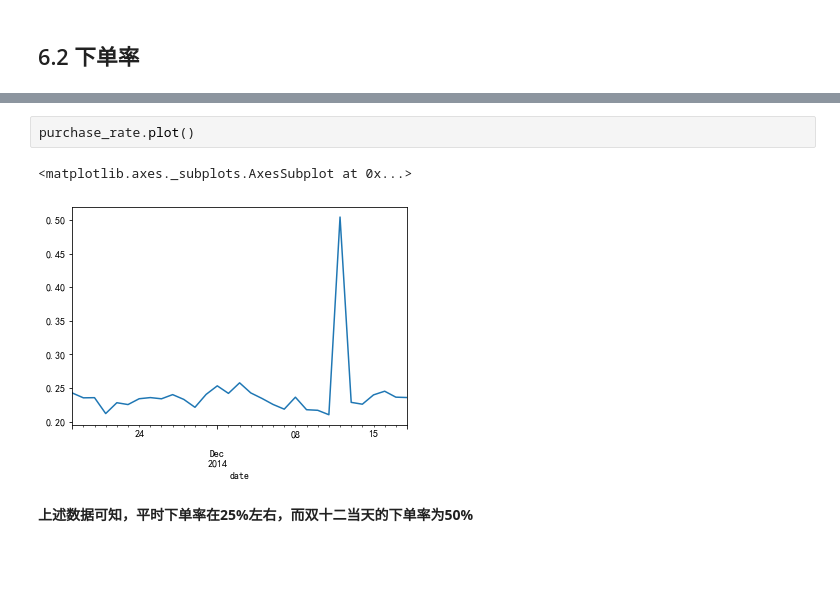
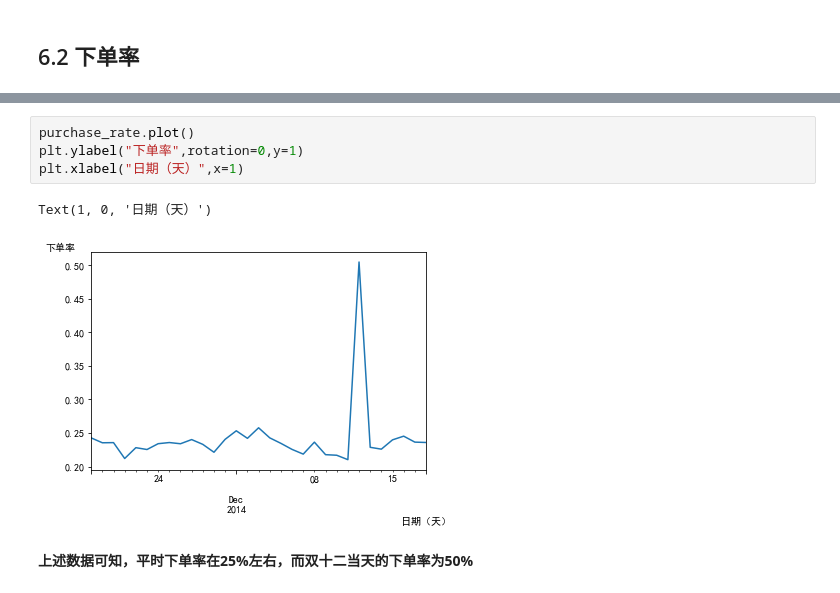
Before and after one commit to Justale111/DA, a Jupyter notebook: TaobaoDA.ipynb, the cells around one changed output, grey strips where cells are left out. Drawn from its saved outputs; the diff is of its cells as text; blank space fills up the shorter version.

```diff
--- a/TaobaoDA.ipynb
+++ b/TaobaoDA.ipynb
@@ -502,9 +506,11 @@ date
 dtype: float64
 # %%
 purchase_rate.plot()
+plt.ylabel("下单率",rotation=0,y=1)
+plt.xlabel("日期（天）",x=1)
 # %% [output]
-<matplotlib.axes._subplots.AxesSubplot at 0x...>
+Text(1, 0, '日期（天）')
-[figure, old version]
+[figure, new version]
 # %% [markdown]
 **上述数据可知，平时下单率在25%左右，而双十二当天的下单率为50%**
 # %% [markdown]
```
Also changed, not shown: parts of 16 cells of this notebook.
